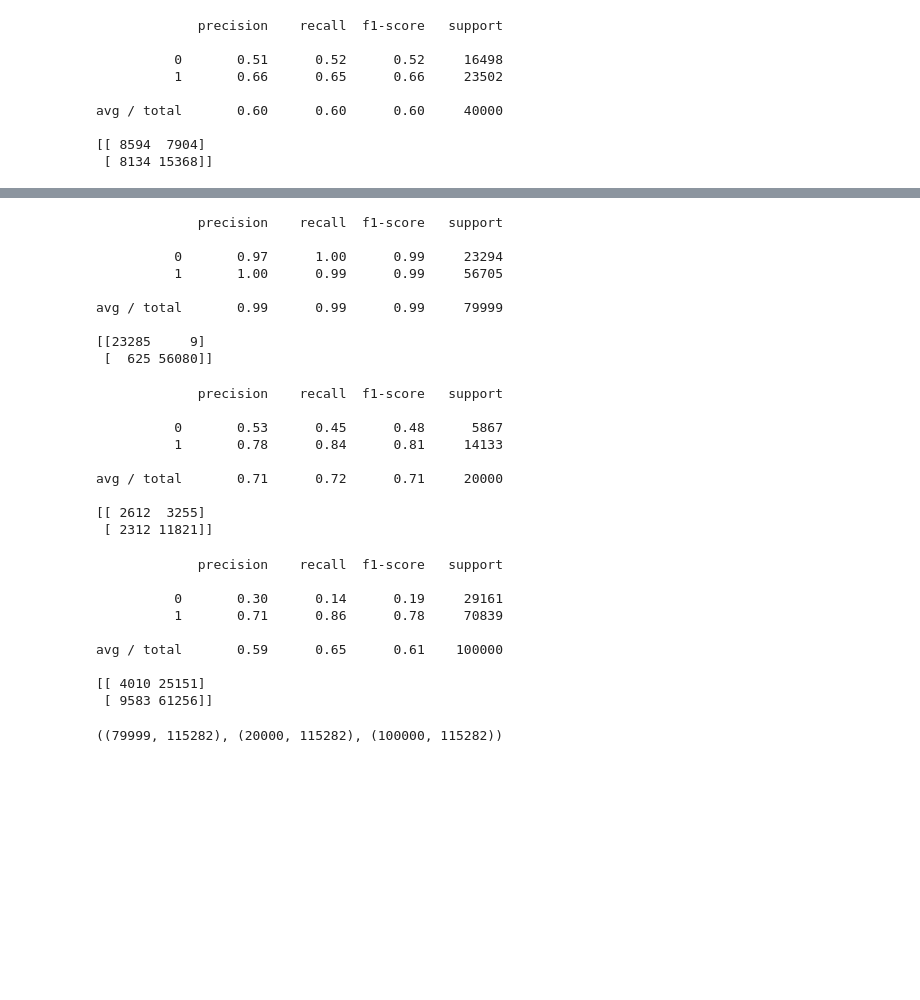
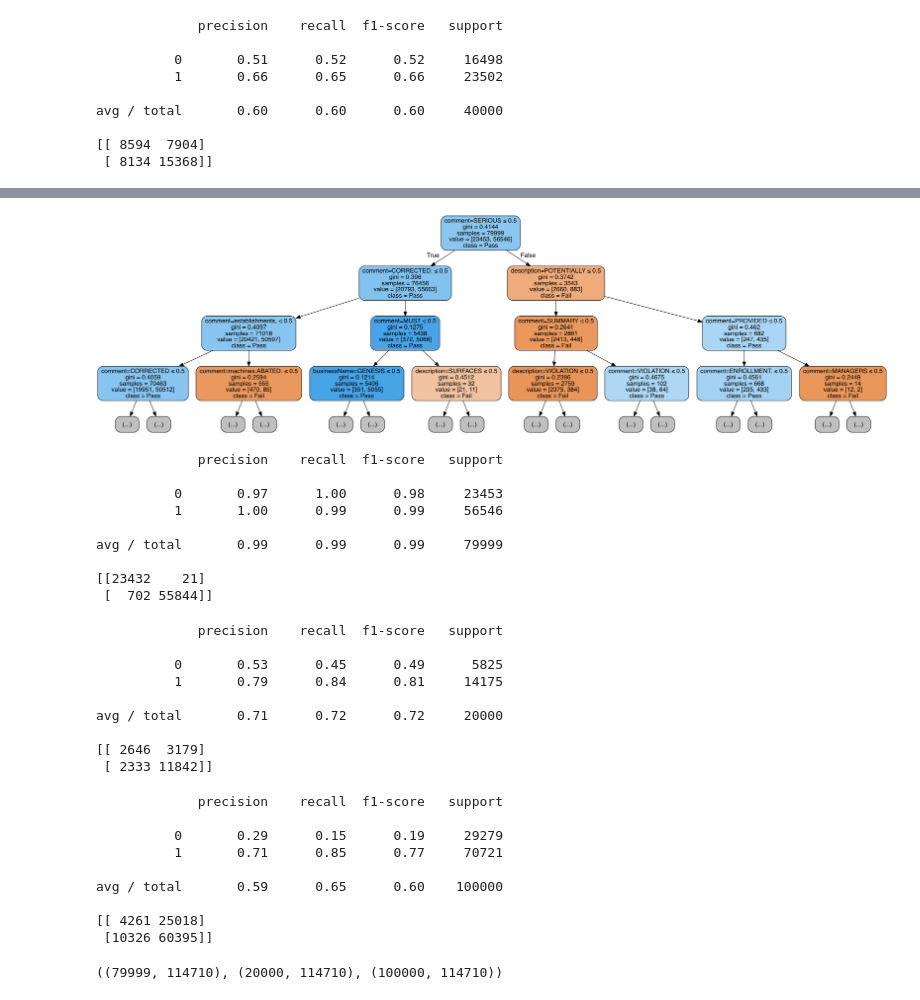
Before and after one commit to zednis/datascience-assignment4, a Jupyter notebook: machine_learning.ipynb, the cells around one changed output, grey strips where cells are left out. Saved outputs shown, nothing was run; the diff lists cells and outputs as text; code cells hidden in the pictures; blank space fills up the shorter version.

```diff
--- a/machine_learning.ipynb
+++ b/machine_learning.ipynb
@@ -95,7 +95,7 @@ def prepare2(df, df2, vec, sample_size=0, test_size=0.2):
     result = df3['result'].map(lambda x: 0 if x == "Fail" else 1)
 
     # get a subset of fields for machine learning, make sure none of the field values are 'NaN'
-    sample_subset = df3[["businessName", "description", "comment", "risk", "violation", "city"]]
+    sample_subset = df3[["businessName", "description", "comment", "risk"]]
     sample_subset = sample_subset.replace(pandas.np.nan,' ', regex=True)
 
     # convert the dataframe into an array of dictionarys and generate feature matrix
@@ -360,6 +360,18 @@ DecisionTreeClassifier(class_weight=None, criterion='gini', max_depth=None,
             min_impurity_split=1e-07, min_samples_leaf=1,
             min_samples_split=2, min_weight_fraction_leaf=0.0,
             presort=False, random_state=None, splitter='best')
+# %%
+chicago_only_feature_names = [x.replace('&', "and") for x in chicago_only_vec.feature_names_]
+dot_data = tree.export_graphviz(chicago_only_model, out_file=None,
+                        feature_names=chicago_only_feature_names,
+                        filled=True, rounded=True,
+                        class_names=["Fail","Pass"],
+                        max_depth=3,
+                        special_characters=True)
+graph = pydotplus.graph_from_dot_data(dot_data)
+Image(graph.create_png())
+# %% [output]
+[figure, added]
 # %%
 chicago_only_train_predicted = chicago_only_model.predict(chicago_only_fm_train)
 print(metrics.classification_report(chicago_only_target_train, chicago_only_train_predicted))
@@ -367,13 +379,13 @@ print(metrics.confusion_matrix(chicago_only_target_train, chicago_only_train_pre
 # %% [output]
              precision    recall  f1-score   support
 
-          0       0.97      1.00      0.99     23294
-          1       1.00      0.99      0.99     56705
+          0       0.97      1.00      0.98     23453
+          1       1.00      0.99      0.99     56546
 
 avg / total       0.99      0.99      0.99     79999
 
-[[23285     9]
- [  625 56080]]
+[[23432    21]
+ [  702 55844]]
 # %%
 chicago_only_test_predicted = chicago_only_model.predict(chicago_only_fm_test)
 print(metrics.classification_report(chicago_only_target_test, chicago_only_test_predicted))
@@ -381,13 +393,13 @@ print(metrics.confusion_matrix(chicago_only_target_test, chicago_only_test_predi
 # %% [output]
              precision    recall  f1-score   support
 
-          0       0.53      0.45      0.48      5867
-          1       0.78      0.84      0.81     14133
+          0       0.53      0.45      0.49      5825
+          1       0.79      0.84      0.81     14175
 
-avg / total       0.71      0.72      0.71     20000
+avg / total       0.71      0.72      0.72     20000
 
-[[ 2612  3255]
- [ 2312 11821]]
+[[ 2646  3179]
+ [ 2333 11842]]
 # %%
 chicago_only_with_boston_predicted = chicago_only_model.predict(boston_only_fm)
 print(metrics.classification_report(boston_only_result, chicago_only_with_boston_predicted))
@@ -395,20 +407,20 @@ print(metrics.confusion_matrix(boston_only_result, chicago_only_with_boston_pred
 # %% [output]
              precision    recall  f1-score   support
 
-          0       0.30      0.14      0.19     29161
-          1       0.71      0.86      0.78     70839
+          0       0.29      0.15      0.19     29279
+          1       0.71      0.85      0.77     70721
 
-avg / total       0.59      0.65      0.61    100000
+avg / total       0.59      0.65      0.60    100000
 
-[[ 4010 25151]
- [ 9583 61256]]
+[[ 4261 25018]
+ [10326 60395]]
 # %%
 boston_only_vec = DictVectorizer()
 boston_only_fm_train, boston_only_fm_test, boston_only_target_train, boston_only_target_test, chicago_only_fm, chicago_only_result = prepare2(boston_df, chicago_df, boston_only_vec, sample_size=100000)
 # %%
 boston_only_fm_train.shape, boston_only_fm_test.shape, chicago_only_fm.shape
 # %% [output]
-((79999, 115282), (20000, 115282), (100000, 115282))
+((79999, 114710), (20000, 114710), (100000, 114710))
 # %%
 boston_only_model = DecisionTreeClassifier()
 
```
Also changed, not shown: parts of 6 cells of this notebook.
